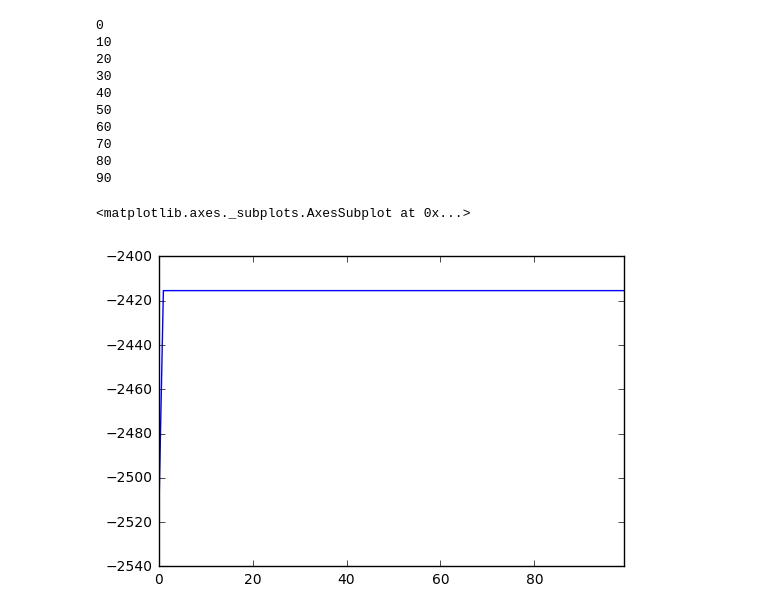
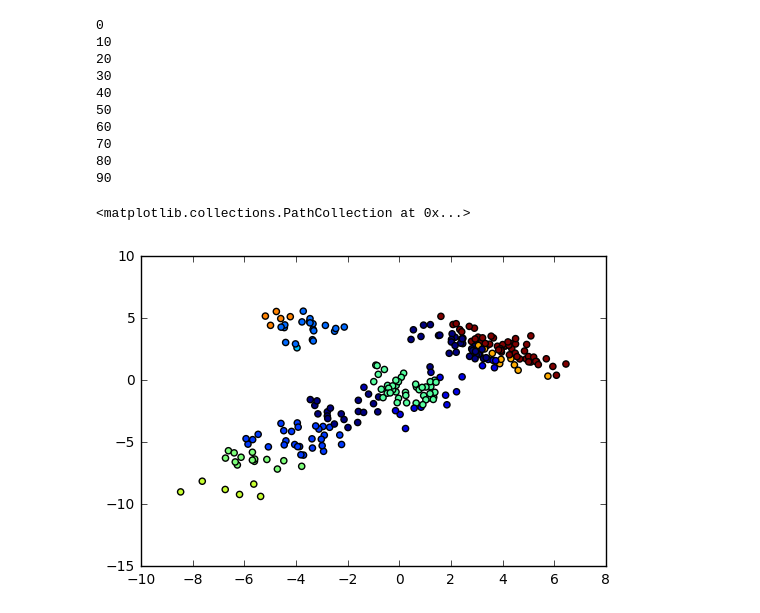
Before and after one commit to countif/Bayes, a Jupyter notebook: HW4/hw4.ipynb, the cells around one changed output. Drawn from its saved outputs; the diff is of its cells as text; code cells hidden in the pictures.

```diff
--- a/HW4/hw4.ipynb
+++ b/HW4/hw4.ipynb
@@ -1,25 +1,33 @@
 # %%
 import numpy as np
-from GMM import EM_GMM
+from GMM import EM_GMM, VI_GMM
 import pandas as pd
+import matplotlib.pyplot as plt
 %matplotlib inline
+
+x = X[:,0]
+y = X[:,1]
 
 X = np.loadtxt('data.txt',delimiter=',')
 
-k=10
-#model = EM_GMM(X,K=k,n_iter=100)
+k=25
+model = VI_GMM(X,K=k,n_iter=100)
 model.fit()
-pd.Series(model.logLikelihoods).plot()
+#pd.Series(model.logLikelihoods).plot()
+
+
+cluster = [np.argmax(phi) for phi in model.phi]
+plt.scatter(x,y,c=cluster)
 # %% [output]
 0
 10
 20
 30
 40
 50
 60
 70
 80
 90
-<matplotlib.axes._subplots.AxesSubplot at 0x...>
+<matplotlib.collections.PathCollection at 0x...>
-[figure, old version]
+[figure, new version]
```
Also changed, not shown: parts of 2 cells of this notebook, 6 other files.
